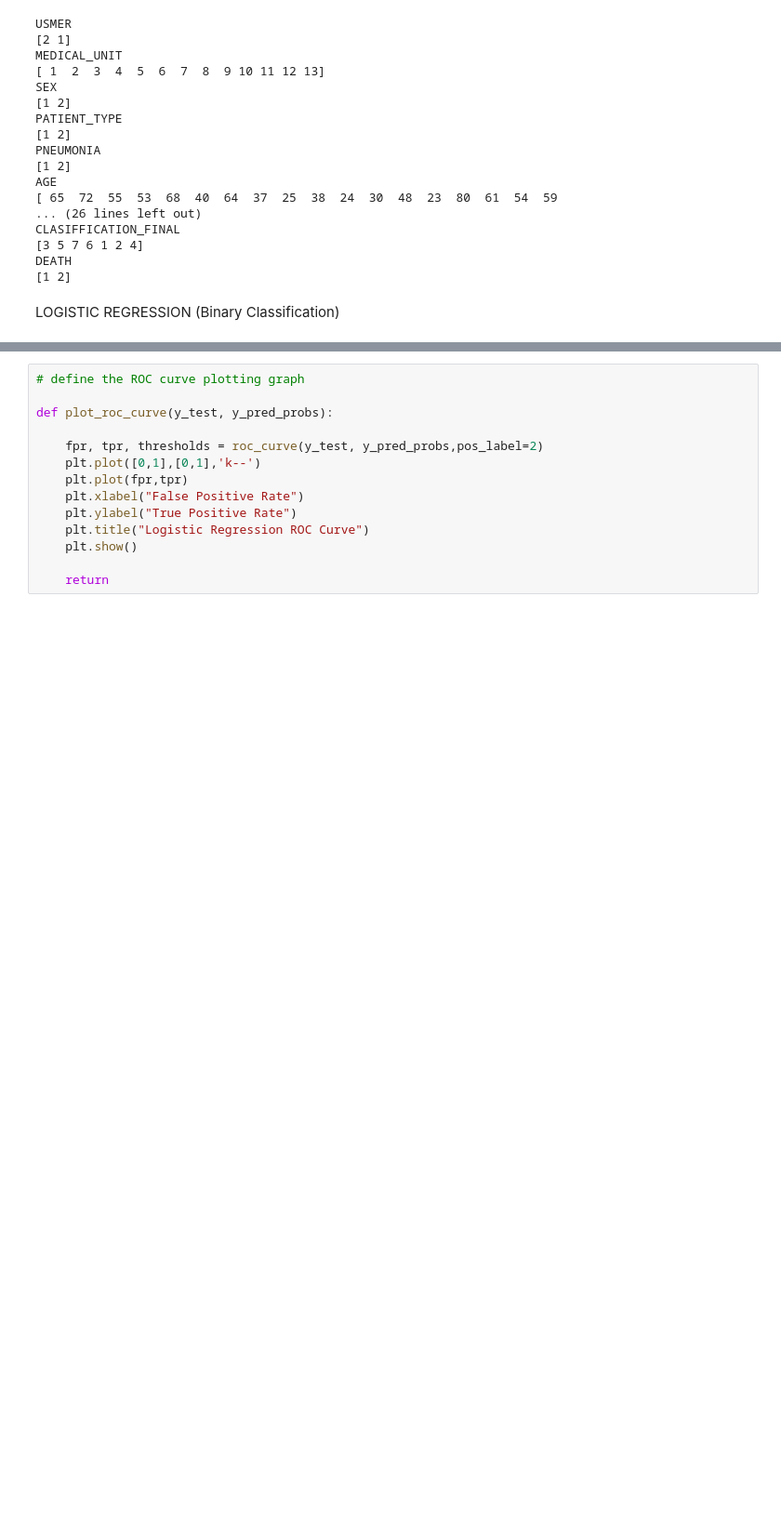
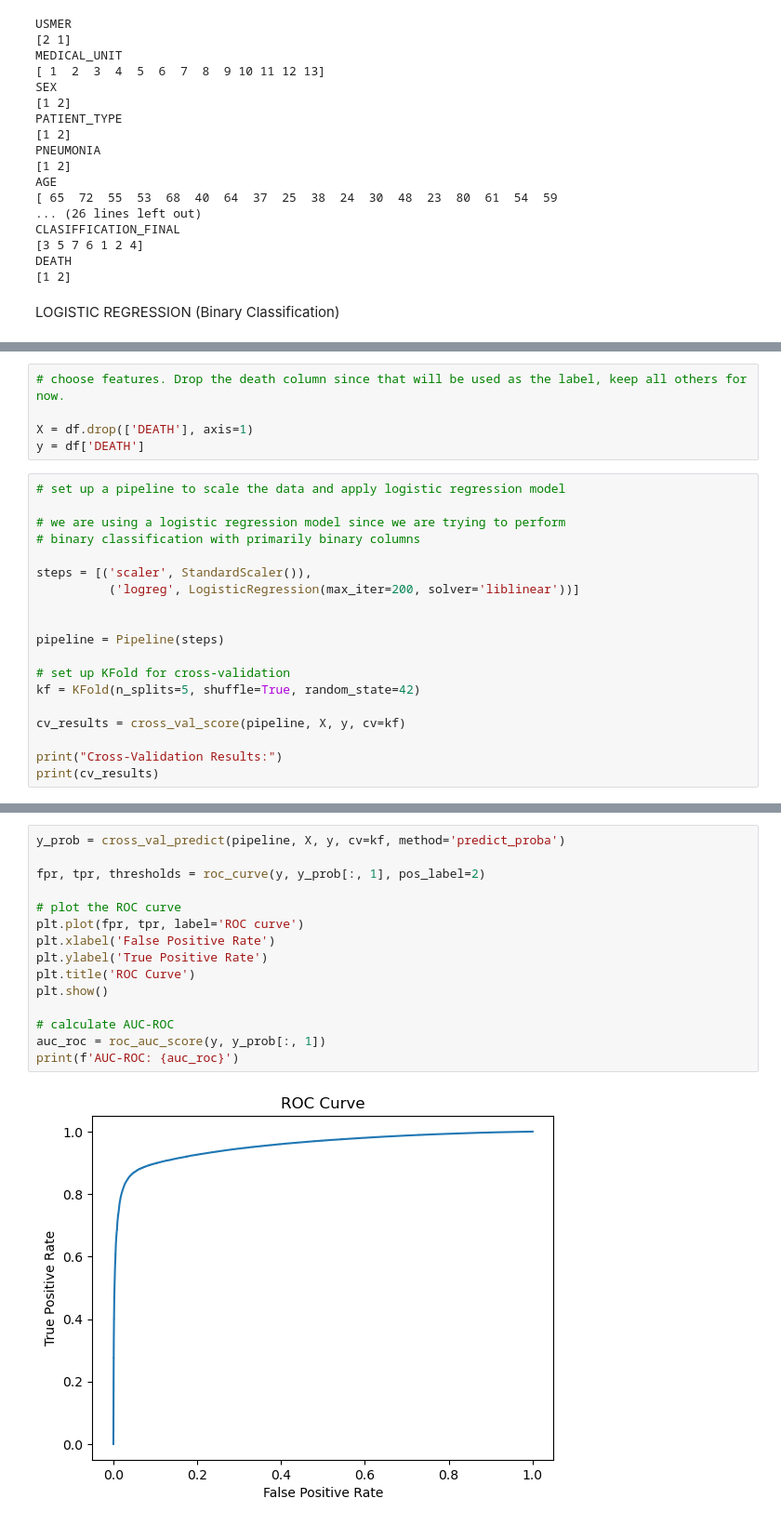
Before and after one commit to darias31/Logistic_Regression_ML, a Jupyter notebook: covid_data_ml_models.ipynb, the cells around one changed output, grey strips where cells are left out. Shown: that part at 93% size. Saved outputs shown, nothing was run; the diff lists cells and outputs as text; blank space fills up the shorter version.

```diff
--- a/covid_data_ml_models.ipynb
+++ b/covid_data_ml_models.ipynb
@@ -196,0 +195,24 @@ LOGISTIC REGRESSION (Binary Classification)
+# %%
+# choose features. Drop the death column since that will be used as the label, keep all others for now.
+
+X = df.drop(['DEATH'], axis=1)
+y = df['DEATH']
+# %%
+# set up a pipeline to scale the data and apply logistic regression model
+
+# we are using a logistic regression model since we are trying to perform
+# binary classification with primarily binary columns
+
+steps = [('scaler', StandardScaler()),
+          ('logreg', LogisticRegression(max_iter=200, solver='liblinear'))]
+
+
+pipeline = Pipeline(steps)
+
+# set up KFold for cross-validation
+kf = KFold(n_splits=5, shuffle=True, random_state=42)
+
+cv_results = cross_val_score(pipeline, X, y, cv=kf)
+
+print("Cross-Validation Results:")
+print(cv_results)
@@ -197,14 +268,17 @@ LOGISTIC REGRESSION (Binary Classification)
 # %%
-# define the ROC curve plotting graph
+y_prob = cross_val_predict(pipeline, X, y, cv=kf, method='predict_proba')
 
-def plot_roc_curve(y_test, y_pred_probs):
+fpr, tpr, thresholds = roc_curve(y, y_prob[:, 1], pos_label=2)
 
-    fpr, tpr, thresholds = roc_curve(y_test, y_pred_probs,pos_label=2)
-    plt.plot([0,1],[0,1],'k--')
-    plt.plot(fpr,tpr)
-    plt.xlabel("False Positive Rate")
-    plt.ylabel("True Positive Rate")
-    plt.title("Logistic Regression ROC Curve")
-    plt.show()
+# plot the ROC curve
+plt.plot(fpr, tpr, label='ROC curve')
+plt.xlabel('False Positive Rate')
+plt.ylabel('True Positive Rate')
+plt.title('ROC Curve')
+plt.show()
 
-    return
+# calculate AUC-ROC
+auc_roc = roc_auc_score(y, y_prob[:, 1])
+print(f'AUC-ROC: {auc_roc}')
+# %% [output]
+[figure, added]
```
Also changed, not shown: parts of 22 cells of this notebook.
